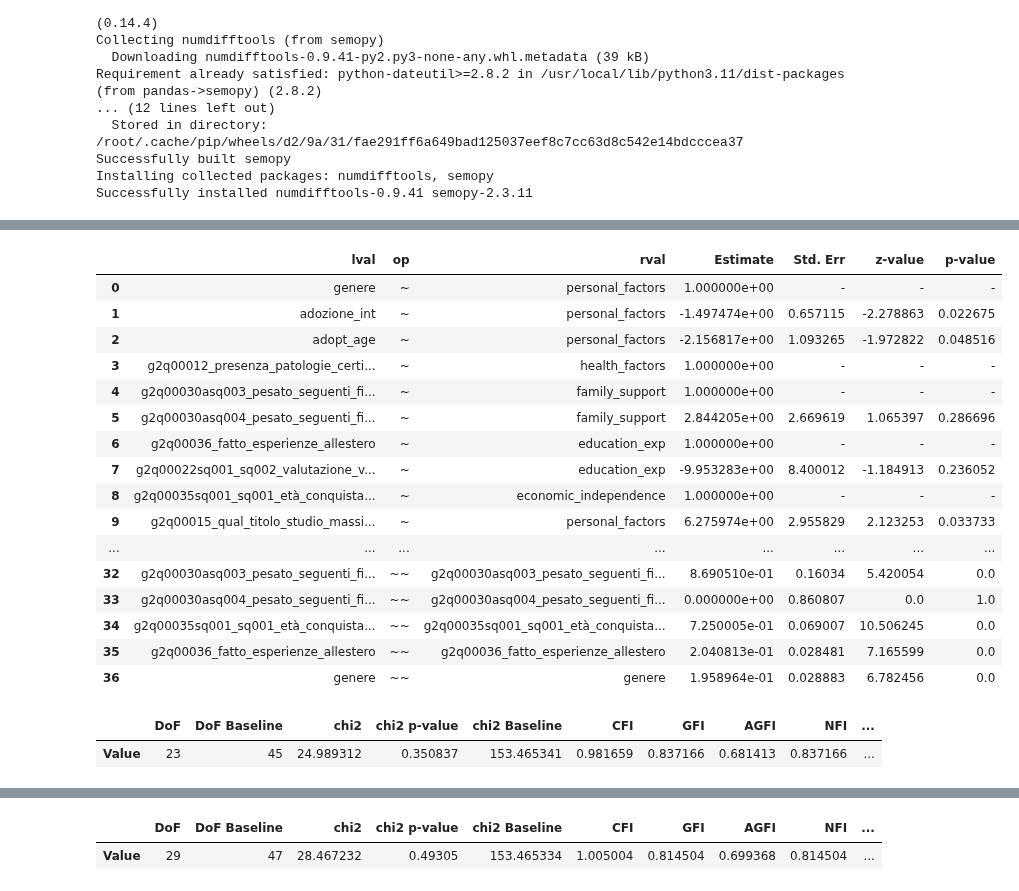
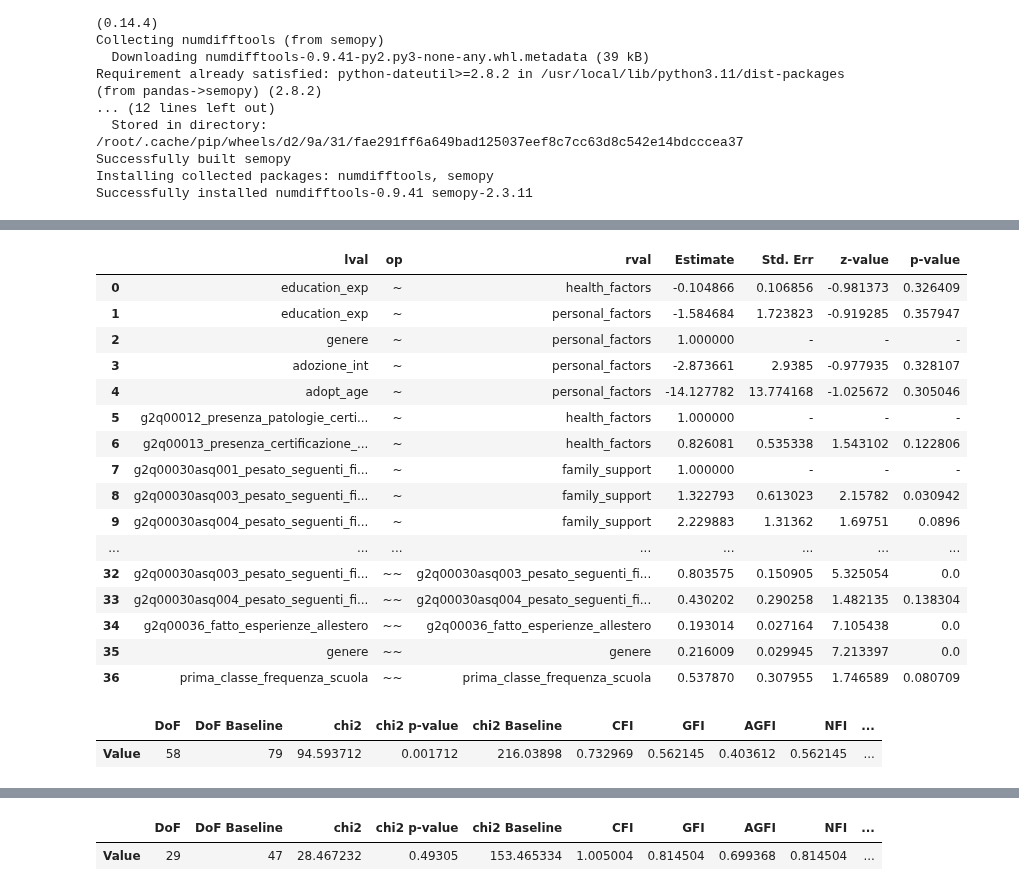
Before and after one commit to arina19-2000/unimi, a Jupyter notebook: tesi/kids_survey.ipynb, the cells around one changed output, grey strips where cells are left out. Cells and saved outputs as stored; diff of their text form; code cells hidden in the pictures.

```diff
--- a/tesi/kids_survey.ipynb
+++ b/tesi/kids_survey.ipynb
@@ -134,3 +128,7 @@ df_kids['g2q00015_qual_titolo_studio_massimo_conseguito'].value_counts()
 dtype: int64
 # %%
 df_kids = df_kids.dropna(subset=['g2q00015_qual_titolo_studio_massimo_conseguito'])
+# %%
+mean_adopt_age = df_kids.loc[df_kids['adopt_age'] <= 18, 'adopt_age'].mean()
+df_kids.loc[df_kids['adopt_age'] > 18, 'adopt_age'] = mean_adopt_age
+print(df_kids['adopt_age'].value_counts())
@@ -1072,17 +1169,14 @@ from semopy import Model
 sem_model_desc = """
 # LV
 personal_factors =~ genere + adozione_int + adopt_age
-health_factors =~ g2q00012_presenza_patologie_certificate_sensi_104_comma_1_comma_3_1992
-family_support =~ g2q00030asq003_pesato_seguenti_figure_scelta_scolastica_relativa_percorso_studio_padre + g2q00030asq004_pesato_seguenti_figure_scelta_scolastica_relativa_percorso_studio_amici
-education_exp =~ g2q00036_fatto_esperienze_allestero + g2q00022sq001_sq002_valutazione_voto100
-economic_independence =~ g2q00035sq001_sq001_età_conquistato_indipendenza_economica_anni
+health_factors =~ g2q00012_presenza_patologie_certificate_sensi_104_comma_1_comma_3_1992 + g2q00013_presenza_certificazione_sensi_l170_2010
+family_support =~ g2q00030asq001_pesato_seguenti_figure_scelta_scolastica_relativa_percorso_studio_insegnanti + g2q00030asq003_pesato_seguenti_figure_scelta_scolastica_relativa_percorso_studio_padre + g2q00030asq004_pesato_seguenti_figure_scelta_scolastica_relativa_percorso_studio_amici
+education_exp =~ g2q00036_fatto_esperienze_allestero + esperienza_sp + prima_classe_frequenza_scuola
 
-# Structural Model
-g2q00015_qual_titolo_studio_massimo_conseguito ~ personal_factors + family_support + education_exp
+g2q00015_qual_titolo_studio_massimo_conseguito ~ personal_factors + family_support + education_exp + g2q00035sq001_sq001_età_conquistato_indipendenza_economica_anni
+education_exp ~ health_factors + personal_factors
+education_exp ~~  g2q00035sq001_sq001_età_conquistato_indipendenza_economica_anni
 
-# Excessive Correlations
-personal_factors ~~ family_support
-education_exp ~~ economic_independence
 """
 
 sem_model = Model(sem_model_desc)
@@ -1093,27 +1186,27 @@ WARNING:root:Fisher Information Matrix is not PD.Moore-Penrose inverse will be u
 |  | lval | op | rval | Estimate | Std. Err | z-value | p-value |
-| 0 | genere | ~ | personal_factors | 1.000000e+00 | - | - | - |
-| 1 | adozione_int | ~ | personal_factors | -1.497474e+00 | 0.657115 | -2.278863 | 0.022675 |
-| 2 | adopt_age | ~ | personal_factors | -2.156817e+00 | 1.093265 | -1.972822 | 0.048516 |
-| 3 | g2q00012_presenza_patologie_certi... | ~ | health_factors | 1.000000e+00 | - | - | - |
-| 4 | g2q00030asq003_pesato_seguenti_fi... | ~ | family_support | 1.000000e+00 | - | - | - |
-| 5 | g2q00030asq004_pesato_seguenti_fi... | ~ | family_support | 2.844205e+00 | 2.669619 | 1.065397 | 0.286696 |
-| 6 | g2q00036_fatto_esperienze_allestero | ~ | education_exp | 1.000000e+00 | - | - | - |
-| 7 | g2q00022sq001_sq002_valutazione_v... | ~ | education_exp | -9.953283e+00 | 8.400012 | -1.184913 | 0.236052 |
-| 8 | g2q00035sq001_sq001_età_conquista... | ~ | economic_independence | 1.000000e+00 | - | - | - |
-| 9 | g2q00015_qual_titolo_studio_massi... | ~ | personal_factors | 6.275974e+00 | 2.955829 | 2.123253 | 0.033733 |
+| 0 | education_exp | ~ | health_factors | -0.104866 | 0.106856 | -0.981373 | 0.326409 |
+| 1 | education_exp | ~ | personal_factors | -1.584684 | 1.723823 | -0.919285 | 0.357947 |
+| 2 | genere | ~ | personal_factors | 1.000000 | - | - | - |
+| 3 | adozione_int | ~ | personal_factors | -2.873661 | 2.9385 | -0.977935 | 0.328107 |
+| 4 | adopt_age | ~ | personal_factors | -14.127782 | 13.774168 | -1.025672 | 0.305046 |
+| 5 | g2q00012_presenza_patologie_certi... | ~ | health_factors | 1.000000 | - | - | - |
+| 6 | g2q00013_presenza_certificazione_... | ~ | health_factors | 0.826081 | 0.535338 | 1.543102 | 0.122806 |
+| 7 | g2q00030asq001_pesato_seguenti_fi... | ~ | family_support | 1.000000 | - | - | - |
+| 8 | g2q00030asq003_pesato_seguenti_fi... | ~ | family_support | 1.322793 | 0.613023 | 2.15782 | 0.030942 |
+| 9 | g2q00030asq004_pesato_seguenti_fi... | ~ | family_support | 2.229883 | 1.31362 | 1.69751 | 0.0896 |
 | ... | ... | ... | ... | ... | ... | ... | ... |
-| 32 | g2q00030asq003_pesato_seguenti_fi... | ~~ | g2q00030asq003_pesato_seguenti_fi... | 8.690510e-01 | 0.16034 | 5.420054 | 0.0 |
-| 33 | g2q00030asq004_pesato_seguenti_fi... | ~~ | g2q00030asq004_pesato_seguenti_fi... | 0.000000e+00 | 0.860807 | 0.0 | 1.0 |
-| 34 | g2q00035sq001_sq001_età_conquista... | ~~ | g2q00035sq001_sq001_età_conquista... | 7.250005e-01 | 0.069007 | 10.506245 | 0.0 |
-| 35 | g2q00036_fatto_esperienze_allestero | ~~ | g2q00036_fatto_esperienze_allestero | 2.040813e-01 | 0.028481 | 7.165599 | 0.0 |
-| 36 | genere | ~~ | genere | 1.958964e-01 | 0.028883 | 6.782456 | 0.0 |
+| 32 | g2q00030asq003_pesato_seguenti_fi... | ~~ | g2q00030asq003_pesato_seguenti_fi... | 0.803575 | 0.150905 | 5.325054 | 0.0 |
+| 33 | g2q00030asq004_pesato_seguenti_fi... | ~~ | g2q00030asq004_pesato_seguenti_fi... | 0.430202 | 0.290258 | 1.482135 | 0.138304 |
+| 34 | g2q00036_fatto_esperienze_allestero | ~~ | g2q00036_fatto_esperienze_allestero | 0.193014 | 0.027164 | 7.105438 | 0.0 |
+| 35 | genere | ~~ | genere | 0.216009 | 0.029945 | 7.213397 | 0.0 |
+| 36 | prima_classe_frequenza_scuola | ~~ | prima_classe_frequenza_scuola | 0.537870 | 0.307955 | 1.746589 | 0.080709 |
 # %%
 from semopy import calc_stats
 
 calc_stats(sem_model)
 # %% [output]
 |  | DoF | DoF Baseline | chi2 | chi2 p-value | chi2 Baseline | CFI | GFI | AGFI | NFI | ... |
-| Value | 23 | 45 | 24.989312 | 0.350837 | 153.465341 | 0.981659 | 0.837166 | 0.681413 | 0.837166 | ... |
+| Value | 58 | 79 | 94.593712 | 0.001712 | 216.03898 | 0.732969 | 0.562145 | 0.403612 | 0.562145 | ... |
 # %%
 sem_model_desc = """
 personal_factors =~ genere + adozione_int + adopt_age
```
Also changed, not shown: parts of 21 cells of this notebook.
